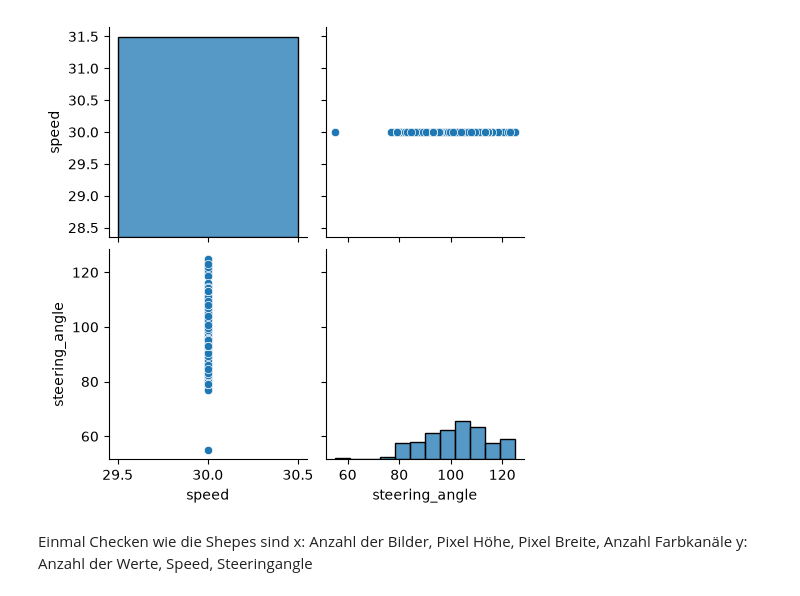
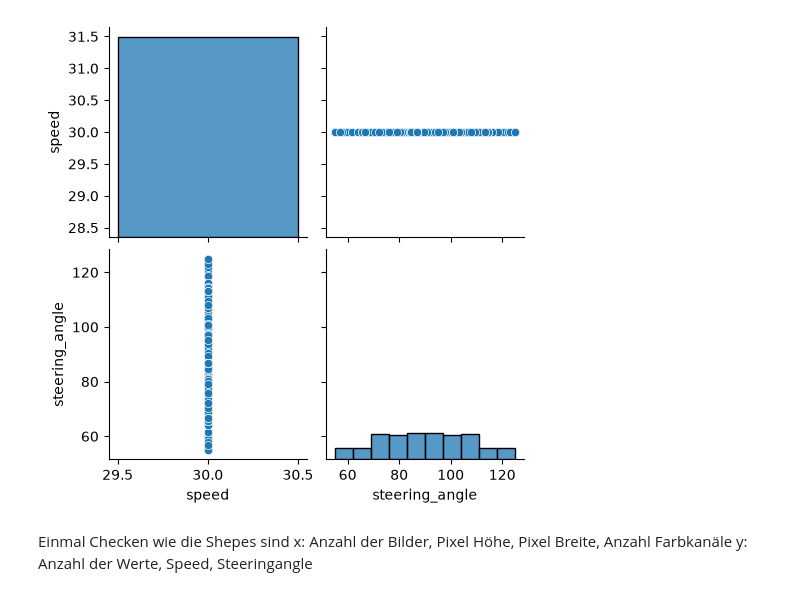
Before and after one commit to dake84/camp2code-team-polo, a Jupyter notebook: Aufbau_Neuronales_SetUp.ipynb, the cells around one changed output. Drawn from its saved outputs; the diff is of its cells as text; code cells hidden in the pictures.

Commit message:
First_Try_run_CNN

```diff
--- a/Aufbau_Neuronales_SetUp.ipynb
+++ b/Aufbau_Neuronales_SetUp.ipynb
@@ -1,5 +1,4 @@
 # %%
-
 from pathlib import Path
 
 import pandas as pd
@@ -15,51 +14,78 @@ import tensorflow as tf
 from tensorflow.keras import Sequential
 from tensorflow.keras.layers import Input, Rescaling, Conv2D, Flatten, Dropout, Dense
 
-def import_data(data_path = Path('Data_AI/2026-10-26_13-38-11'),
-                    image_height = 120,
-                    image_width = 160):
+def import_data(data_path=Path('Data_AI'),
+                sub_folder_list=['2026-10-26_13-38-11'],
+                image_height=120,
+                image_width=160,
+                lane_filter=True):
 
-    # Lade CSV
-    csv_path = data_path / 'data.csv'
-    data = pd.read_csv(csv_path)
+    X = []
+    Y = []
 
-    # Bilder Laden
-    images = []
+    first_fig = True
 
-    for image_name in data['image']:
+    for sub_folder_value in sub_folder_list:
 
-        image_path = data_path / image_name
+        csv_path = data_path / sub_folder_value / 'data.csv'
+        data = pd.read_csv(csv_path)
 
-        image = tf.keras.utils.load_img(
-            image_path,
-            target_size=(image_height, image_width)
-        )
+        # Optional: Nur Daten mit 2 erkannten Linien verwenden
+        if lane_filter:
+            try:
+                data = data[data['lane_count'] == 2]
+            except KeyError:
+                print('lane_count nicht vorhanden -> Daten werden nicht gefiltert.')
 
-        image = tf.keras.utils.img_to_array(image)
-        images.append(image)
 
-    # Input Daten (Bilder)
-    X = np.array(images, dtype=np.float32)
+        images = []
 
-    # Output Daten (Parameter)
-    Y = data[['speed', 'steering_angle']].to_numpy(dtype=np.float32)
+        for image_name in data['image']:
+            image_path = data_path / sub_folder_value / image_name
 
-    return X , Y
+            image = tf.keras.utils.load_img(
+                image_path,
+                target_size=(image_height, image_width)
+            )
+
+            image = tf.keras.utils.img_to_array(image)
+
+            if first_fig:
+                h, b, d = image.shape
+                print(h, b, d)
+                first_fig = False
+
+            images.append(image)
+
+        X_arr = np.array(images, dtype=np.float32)
+        X_flipped = tf.image.flip_left_right(X_arr)
+
+        Y_arr = data[['speed', 'steering_angle']].to_numpy(dtype=np.float32)
+
+        Y_flipped = Y_arr.copy()
+        Y_flipped[:, 1] = 180 - Y_flipped[:, 1]
+
+        X.append(X_arr)
+        X.append(X_flipped)
+
+        Y.append(Y_arr)
+        Y.append(Y_flipped)
+
+    X = np.concatenate(X, axis=0)
+    Y = np.concatenate(Y, axis=0)
+
+    return X, Y, h, b, d
 
 # Pfad zu den Daten
-data_path = Path('Data_AI/2026-10-26_13-38-11')
+data_path = Path('Data_AI')
+sub_folder = ["2026-10-26_13-38-11"]
 
 # Daten einlesen
-X, Y = import_data(data_path = data_path)
+X, Y, fig_heigt, fig_width, fig_dim = import_data(data_path = data_path, sub_folder_list = sub_folder)
 
-# Visualierung: Zusammenhang: Speed und SteeringAngle
-data = pd.read_csv(data_path / 'data.csv')
-
-sns.pairplot(
-    data=data[['speed', 'steering_angle']]
-)
+# DataFrame für Pandas
+data = pd.DataFrame(Y,columns=['speed', 'steering_angle'])
+# Visualisierung
+sns.pairplot(data=data[['speed', 'steering_angle']])
 plt.show()
-
-
-#
 # %% [output]
@@ -66,4 +94,4 @@ plt.show()
-[figure, old version]
+[figure, new version]
 # %% [markdown]
 Einmal Checken wie die Shepes sind
 x: Anzahl der Bilder, Pixel Höhe, Pixel Breite, Anzahl Farbkanäle
```
Also changed, not shown: parts of 7 cells of this notebook, 8 other files.
